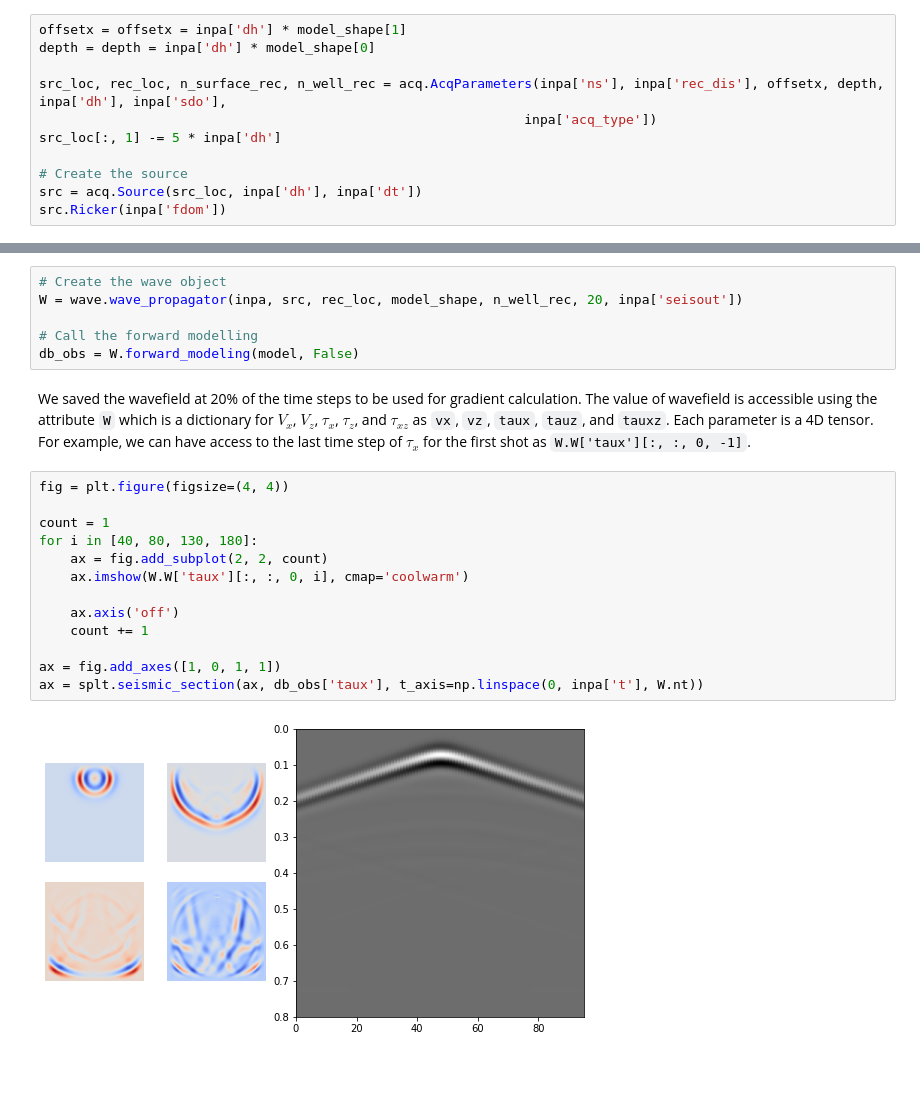
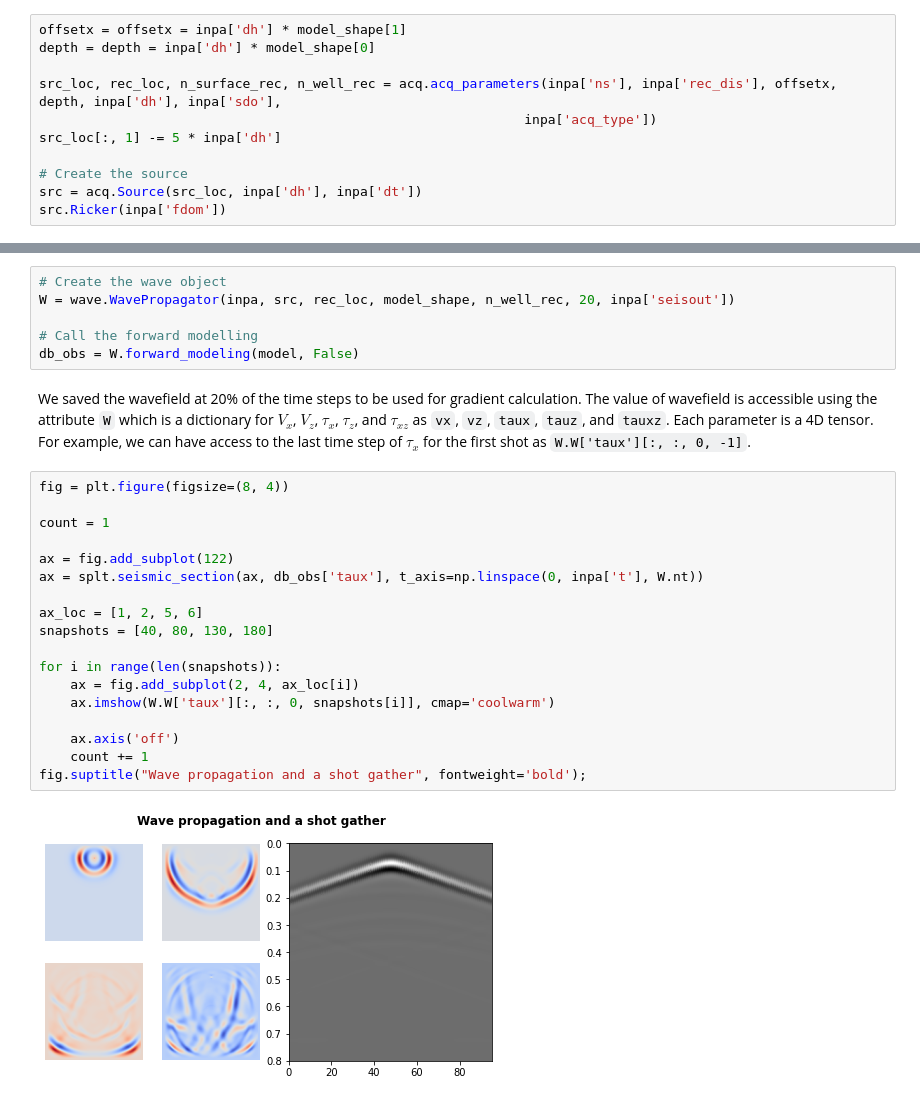
Before and after one commit to AmirMardan/PyFWI, a Jupyter notebook: docs/sub_doc/example.ipynb, the cells around one changed output, grey strips where cells are left out. Drawn from its saved outputs; the diff is of its cells as text; blank space fills up the shorter version.

````diff
--- a/docs/sub_doc/example.ipynb
+++ b/docs/sub_doc/example.ipynb
@@ -69,7 +69,7 @@ Now, we obtain the location of sources and receivers based on specified paramete
 offsetx = offsetx = inpa['dh'] * model_shape[1]
 depth = depth = inpa['dh'] * model_shape[0]
 
-src_loc, rec_loc, n_surface_rec, n_well_rec = acq.AcqParameters(inpa['ns'], inpa['rec_dis'], offsetx, depth, inpa['dh'], inpa['sdo'],
+src_loc, rec_loc, n_surface_rec, n_well_rec = acq.acq_parameters(inpa['ns'], inpa['rec_dis'], offsetx, depth, inpa['dh'], inpa['sdo'],
                                                               inpa['acq_type'])
 src_loc[:, 1] -= 5 * inpa['dh']
 
@@ -80,25 +80,30 @@ src.Ricker(inpa['fdom'])
 Finally, we can have the forward modelling as
 # %%
 # Create the wave object
-W = wave.wave_propagator(inpa, src, rec_loc, model_shape, n_well_rec, 20, inpa['seisout'])
+W = wave.WavePropagator(inpa, src, rec_loc, model_shape, n_well_rec, 20, inpa['seisout'])
 
 # Call the forward modelling
 db_obs = W.forward_modeling(model, False)
 # %% [markdown]
 We saved the wavefield at 20% of the time steps to be used for gradient calculation. The value of wavefield is accessible using the attribute ```W``` which is a dictionary for $V_x$, $V_z$, $\tau_x$, $\tau_z$, and $\tau_{xz}$ as ```vx```, ```vz```, ```taux```, ```tauz```, and ```tauxz```.
 Each parameter is a 4D tensor. For example, we can have access to the last time step of $\tau_x$ for the first shot as ```W.W['taux'][:, :, 0, -1]```.
-# %%
-fig = plt.figure(figsize=(4, 4))
-
-count = 1
-for i in [40, 80, 130, 180]:
-    ax = fig.add_subplot(2, 2, count)
-    ax.imshow(W.W['taux'][:, :, 0, i], cmap='coolwarm')
-
-    ax.axis('off')
-    count += 1
-
-ax = fig.add_axes([1, 0, 1, 1])
-ax = splt.seismic_section(ax, db_obs['taux'], t_axis=np.linspace(0, inpa['t'], W.nt))
-# %% [output]
-[figure, removed]
+# %%
+fig = plt.figure(figsize=(8, 4))
+
+count = 1
+
+ax = fig.add_subplot(122)
+ax = splt.seismic_section(ax, db_obs['taux'], t_axis=np.linspace(0, inpa['t'], W.nt))
+
+ax_loc = [1, 2, 5, 6]
+snapshots = [40, 80, 130, 180]
+
+for i in range(len(snapshots)):
+    ax = fig.add_subplot(2, 4, ax_loc[i])
+    ax.imshow(W.W['taux'][:, :, 0, snapshots[i]], cmap='coolwarm')
+
+    ax.axis('off')
+    count += 1
+fig.suptitle("Wave propagation and a shot gather", fontweight='bold');
+# %% [output]
+[figure, added]
````
Also changed, not shown: parts of 1 cell of this notebook, 32 other files.
